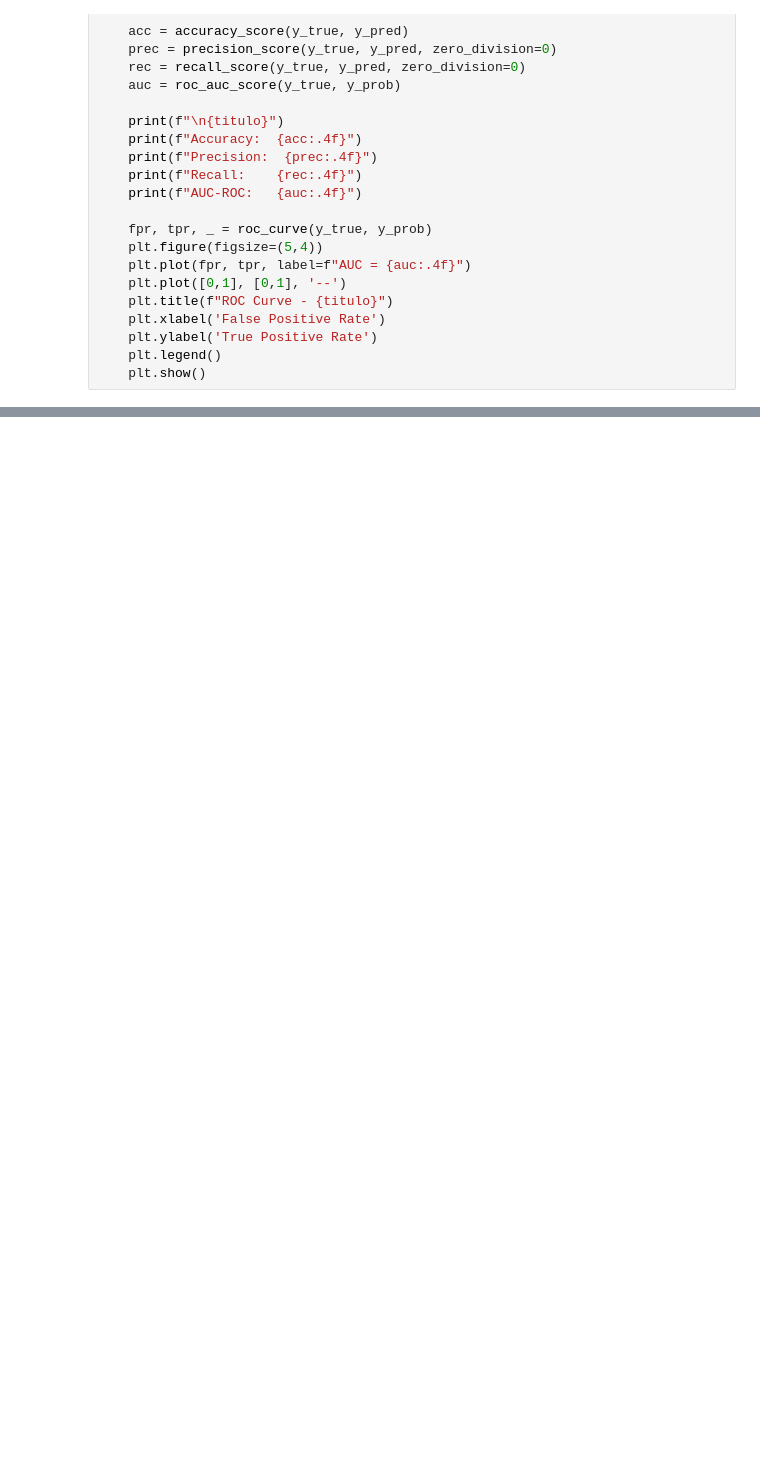
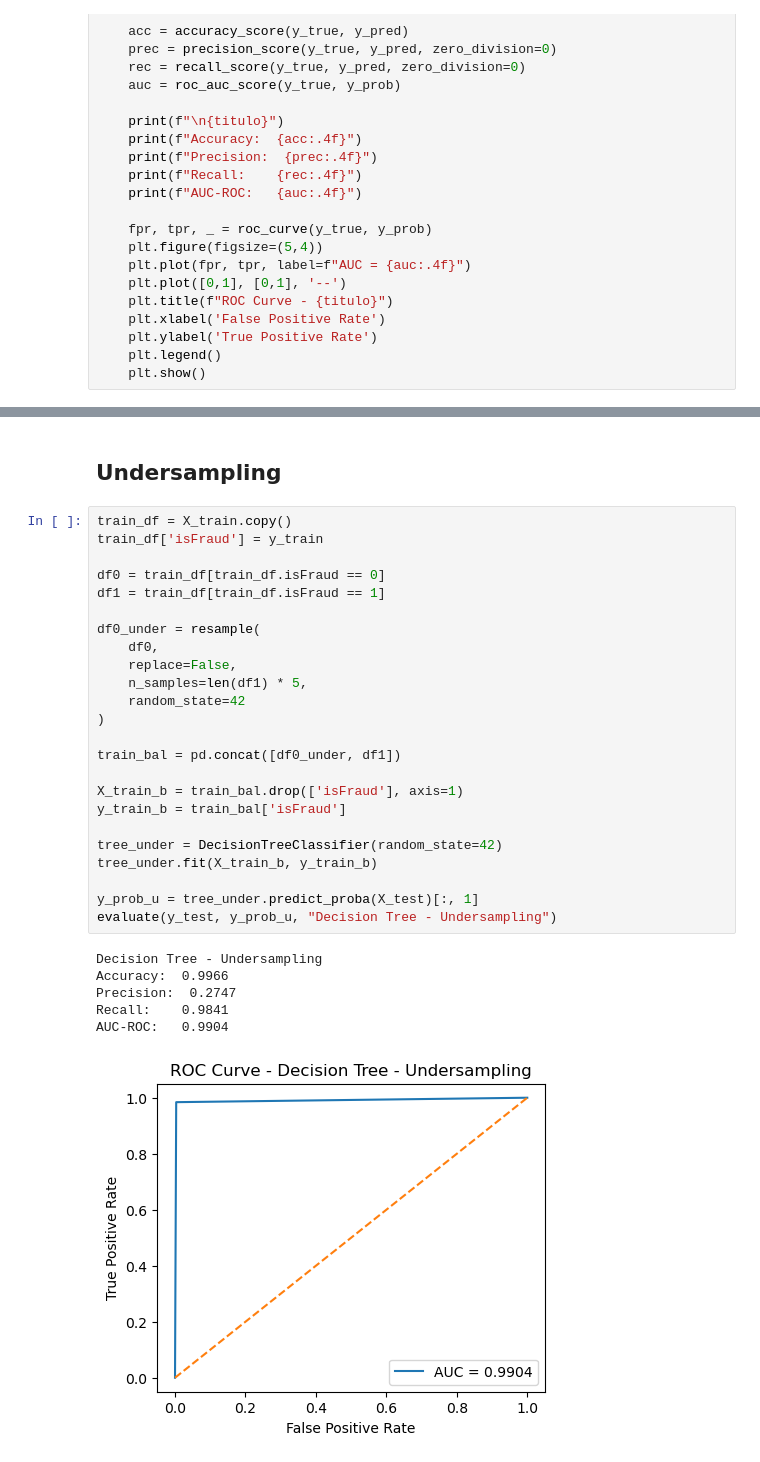
Before and after one commit to AndreNB1702/fraud-detection, a Jupyter notebook: tree.ipynb, the cells around one changed output, grey strips where cells are left out. Saved outputs shown, nothing was run; the diff lists cells and outputs as text; blank space fills up the shorter version.

```diff
--- a/tree.ipynb
+++ b/tree.ipynb
@@ -44,0 +97,33 @@ ValueError: could not convert string to float: 'CASH_OUT'
+# %% [markdown]
+## Undersampling
+# %%
+train_df = X_train.copy()
+train_df['isFraud'] = y_train
+
+df0 = train_df[train_df.isFraud == 0]
+df1 = train_df[train_df.isFraud == 1]
+
+df0_under = resample(
+    df0,
+    replace=False,
+    n_samples=len(df1) * 5,
+    random_state=42
+)
+
+train_bal = pd.concat([df0_under, df1])
+
+X_train_b = train_bal.drop(['isFraud'], axis=1)
+y_train_b = train_bal['isFraud']
+
+tree_under = DecisionTreeClassifier(random_state=42)
+tree_under.fit(X_train_b, y_train_b)
+
+y_prob_u = tree_under.predict_proba(X_test)[:, 1]
+evaluate(y_test, y_prob_u, "Decision Tree - Undersampling")
+# %% [output]
+Decision Tree - Undersampling
+Accuracy:  0.9966
+Precision:  0.2747
+Recall:    0.9841
+AUC-ROC:   0.9904
+[figure, added]
```
Also changed, not shown: parts of 10 cells of this notebook.
